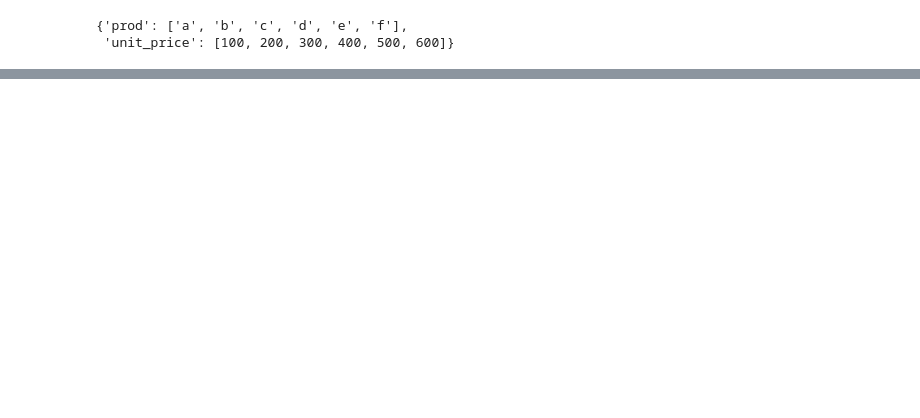
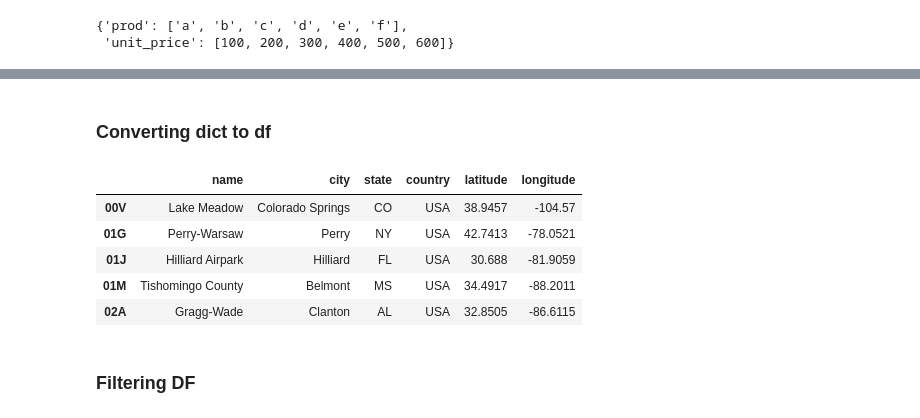
Before and after one commit to ranvir28singh/Data-Anslysis-and-Manipulation, a Jupyter notebook: Dictonary.ipynb, the cells around one changed output, grey strips where cells are left out. Saved outputs shown, nothing was run; the diff lists cells and outputs as text; code cells hidden in the pictures; blank space fills up the shorter version.

Commit message:
commiting dicts notebook

```diff
--- a/Dictonary.ipynb
+++ b/Dictonary.ipynb
@@ -128,0 +62,2 @@ airport_df.set_index("iata").T.to_dict()
+# %%
+air_dict_form=airport_df.set_index("iata").T.to_dict()
@@ -128,0 +112,3 @@ airport_df.set_index("iata").T.to_dict()
+# %%
+air_dict_form['00V']['name']= 'Lake Meadow'
+air_dict_form['00V']['name']
@@ -128,0 +117,8 @@ airport_df.set_index("iata").T.to_dict()
+# %%
+air_dict_form['CCU']={'name': 'Calcutta Internationa Airport',
+ 'city': 'Kolkata',
+ 'state': 'WB',
+ 'country': 'India',
+ 'latitude': 29,
+ 'longitude': 90.25802778}
+air_dict_form['CCU']
@@ -128,0 +189,7 @@ airport_df.set_index("iata").T.to_dict()
+# %%
+air_dict_form_new=[air_dict_form[i]['latitude']/10 for i in air_dict_form]
+for i in air_dict_form:
+    #print(i)
+    air_dict_form[i]['new_lat']=air_dict_form[i]['latitude']/10
+
+air_dict_form['MSY']
@@ -128,0 +204,15 @@ airport_df.set_index("iata").T.to_dict()
+# %% [markdown]
+### Converting dict to df
+# %%
+import pandas as pd
+air_df=pd.DataFrame(air_dict_form).T
+air_df.head()
+# %% [output]
+|  | name | city | state | country | latitude | longitude |
+| 00V | Lake Meadow | Colorado Springs | CO | USA | 38.9457 | -104.57 |
+| 01G | Perry-Warsaw | Perry | NY | USA | 42.7413 | -78.0521 |
+| 01J | Hilliard Airpark | Hilliard | FL | USA | 30.688 | -81.9059 |
+| 01M | Tishomingo County | Belmont | MS | USA | 34.4917 | -88.2011 |
+| 02A | Gragg-Wade | Clanton | AL | USA | 32.8505 | -86.6115 |
+# %% [markdown]
+### Filtering DF
```
Also changed, not shown: parts of 50 cells of this notebook, 2 other files.
